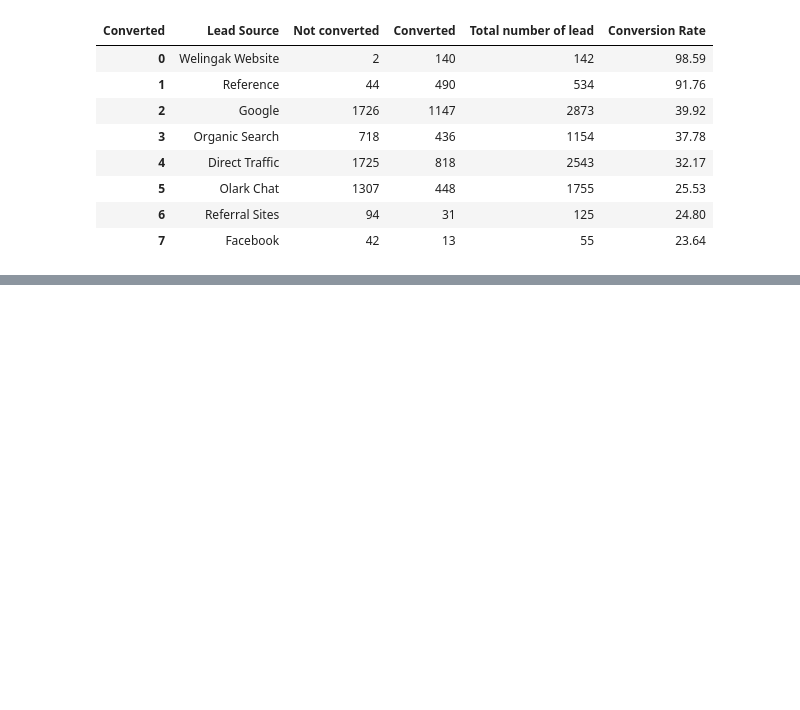
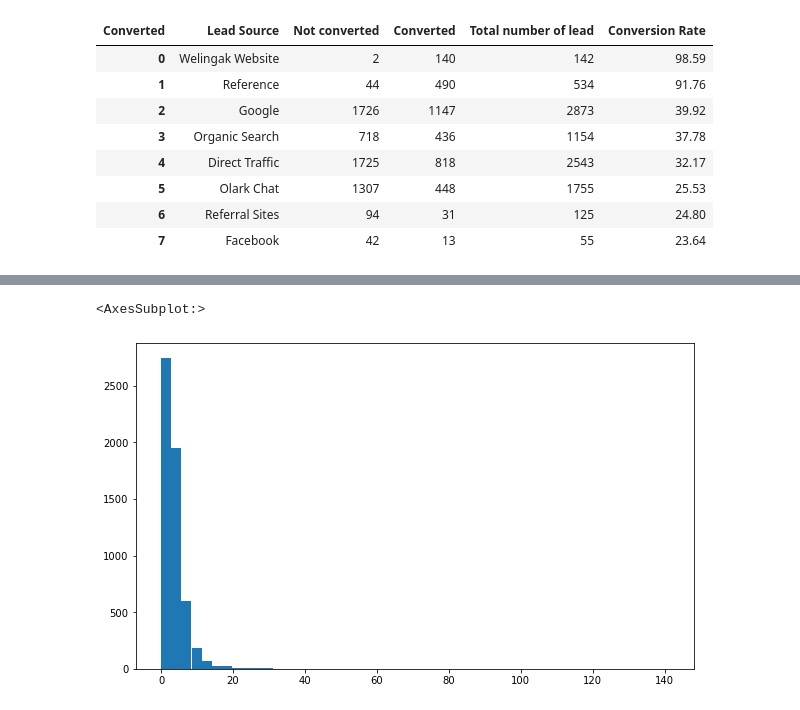
Before and after one commit to hyunjun33/Funnel_Analysis, a Jupyter notebook: Acquisition Analysis.ipynb, the cells around one changed output, grey strips where cells are left out. Saved outputs shown, nothing was run; the diff lists cells and outputs as text; code cells hidden in the pictures; blank space fills up the shorter version.

```diff
--- a/Acquisition Analysis.ipynb
+++ b/Acquisition Analysis.ipynb
@@ -181,0 +204,5 @@ grouped
+# %%
+df[df["Converted"] == 0]["TotalVisits"].hist(bins=50, figsize=(10, 6), grid=False)
+# %% [output]
+<AxesSubplot:>
+[figure, added]
```
Also changed, not shown: parts of 19 cells of this notebook.
